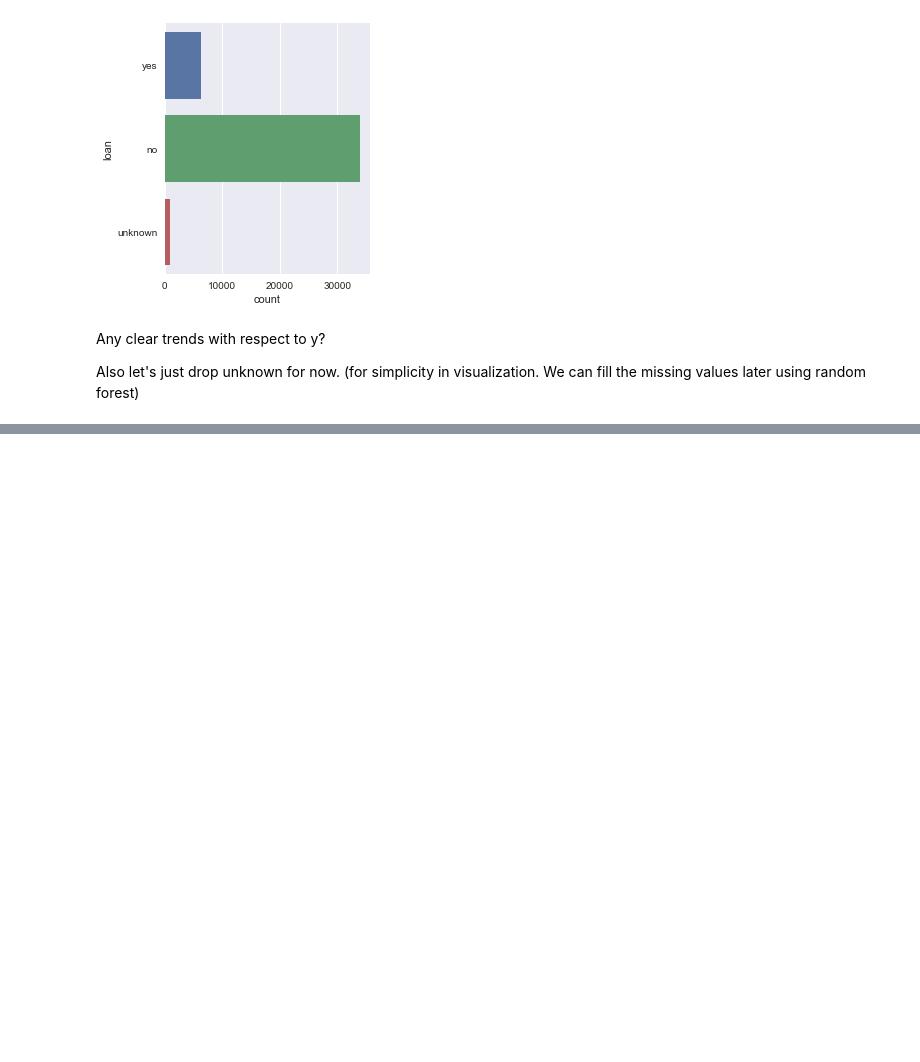
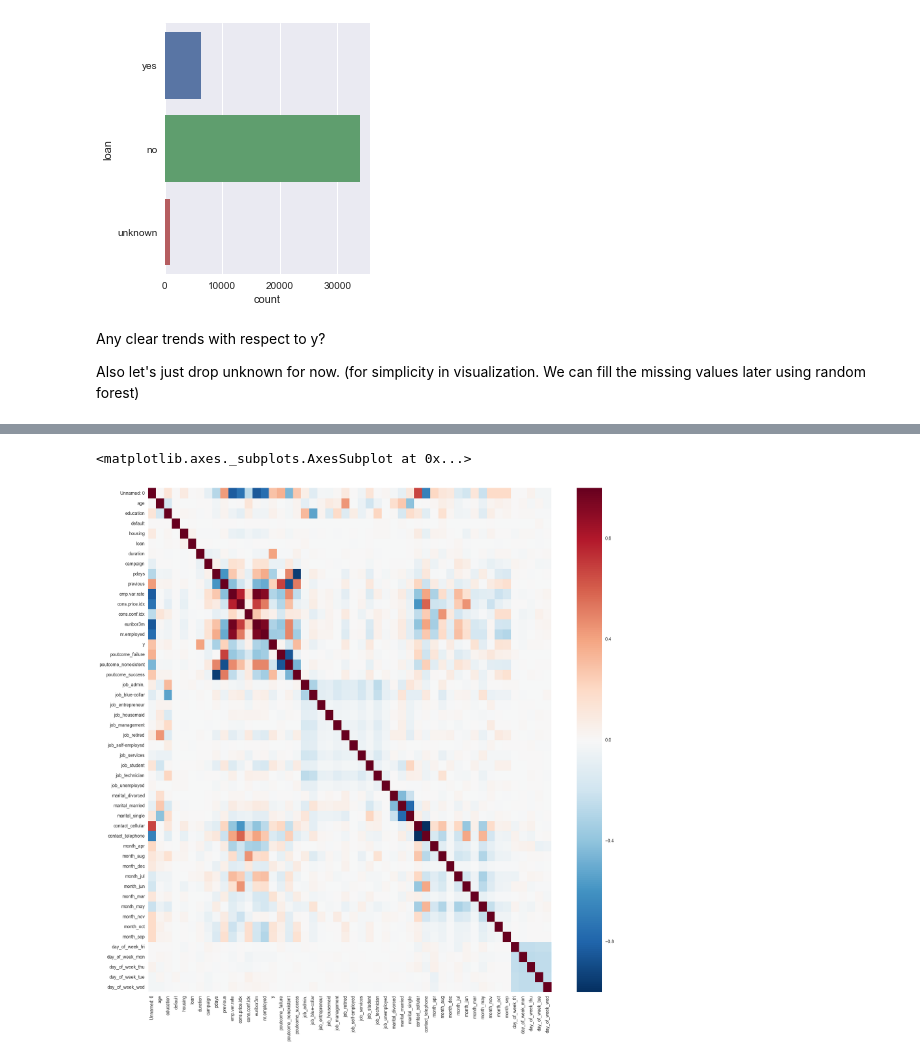
Before and after one commit to nachiketmparanjape/Bank_UCI, a Jupyter notebook: Bank_UCI_exploration.ipynb, the cells around one changed output, grey strips where cells are left out. Drawn from its saved outputs; the diff is of its cells as text; code cells hidden in the pictures; blank space fills up the shorter version.

```diff
--- a/Bank_UCI_exploration.ipynb
+++ b/Bank_UCI_exploration.ipynb
@@ -284,0 +283,3 @@ fig, axs = plt.subplots(1,3)
+# %%
+df = pd.read_csv("cleaned_bank_data.csv")
+df.head()
@@ -284,0 +294,8 @@ fig, axs = plt.subplots(1,3)
+# %%
+corr = df.corr()
+# %%
+plt.figure(figsize=(20,20))
+sns.heatmap(corr)
+# %% [output]
+<matplotlib.axes._subplots.AxesSubplot at 0x...>
+[figure, added]
```
Also changed, not shown: parts of 6 cells of this notebook, 1 other file.
